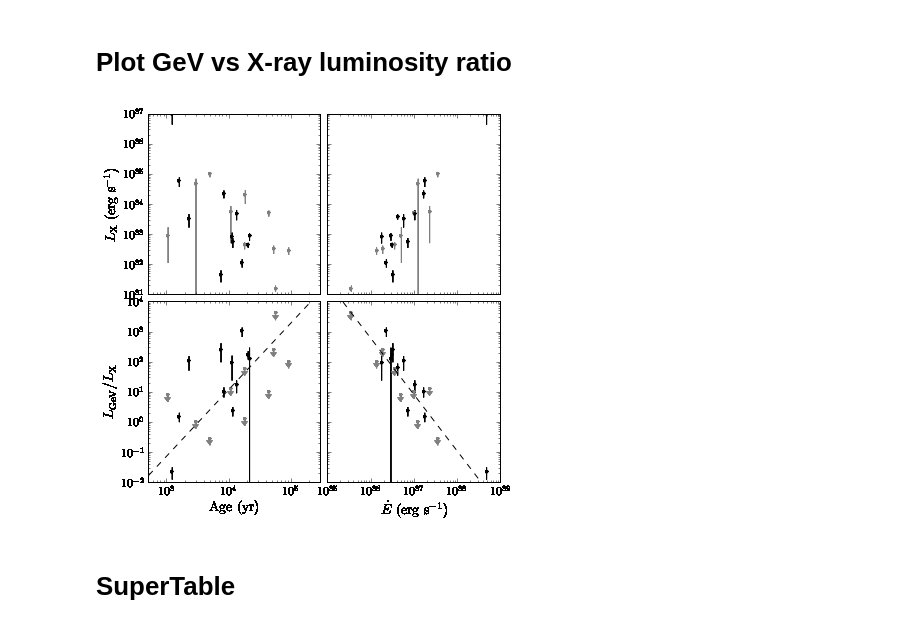
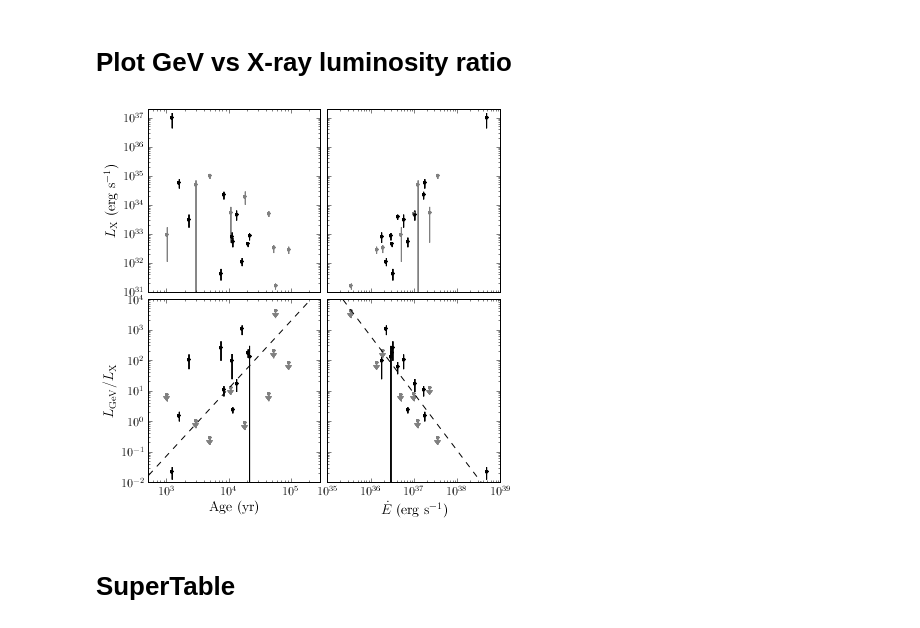
Before and after one commit to joshualande/PhD-Thesis, a Jupyter notebook: chapters/population_study/data/04-10-2013 - PWN Population v3.ipynb, the cells around one changed output. Saved outputs shown, nothing was run; the diff lists cells and outputs as text; code cells hidden in the pictures.

```diff
--- a/chapters/population_study/data/04-10-2013 - PWN Population v3.ipynb
+++ b/chapters/population_study/data/04-10-2013 - PWN Population v3.ipynb
@@ -281,35 +281,35 @@ for ax in grid:
 
         plot(x[significant==False],ratio[significant==False], axes=grid[2+i], color='gray', **mykwargs)
         plot(x[significant==True],ratio[significant==True], axes=grid[2+i], color='black', **mykwargs)
 
 grid[0].set_ylabel(r'$L_\mathrm{X}$ (erg s$^{-1}$)')
 grid[2].set_ylabel(r'$L_\mathrm{GeV}/L_\mathrm{X}$')
 
 grid[2].set_xlabel('Age (yr)')
 grid[3].set_xlabel(r'$\dot{E}$ (erg s$^{-1}$)')
 
 grid[0].set_xlim(0.5e3, 300e3)
 grid[1].set_xlim(1e35, 1e39)
 
-grid[0].set_ylim(1e31,1e37)
+grid[0].set_ylim(1e31,2*1e37)
 grid[2].set_ylim(1e-2,1e4)
 fig.tight_layout()
 
 def fraction(Edot):
         # This is Mattana et al 2009 eqn 3 scaled by average(R) from tevcat
     return 2.7*10.**(0.47 - 1.87*np.log10(Edot/1e37))
 Edot = np.logspace(np.log10(grid[3].get_xlim()[0]),np.log10(grid[3].get_xlim()[1]),100)
 grid[3].plot(Edot,fraction(Edot),  color='black', linestyle='--')
 
 def fraction(age):
     # This is Mattana et al 2009 eqn 5 scaled by average(R) from tevcat
     return 2.7*10.**(0.7  + 2.21 *np.log10(age/1e4))
 age = np.logspace(np.log10(grid[2].get_xlim()[0]), np.log10(grid[2].get_xlim()[1]), 100)
 grid[2].plot(age, fraction(age), color='black', linestyle='--')
 
 savefig('pwn_age_edot_vs_l_xray.pdf')
 # %% [output]
-[figure, old version]
+[figure, new version]
 # %% [markdown]
 # SuperTable
 # %% [markdown]
```
Also changed, not shown: parts of 15 cells of this notebook, 10 other files.
